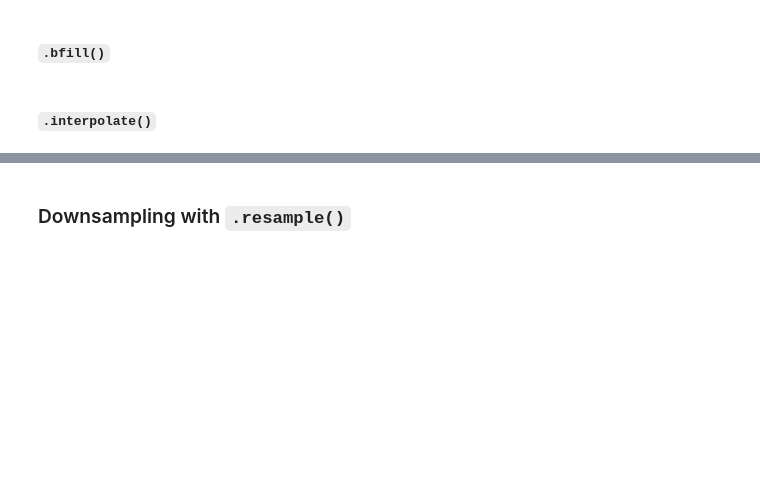
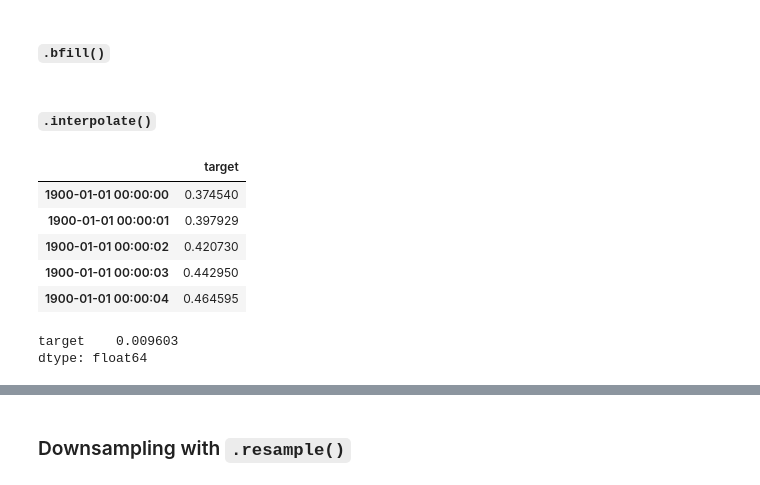
Before and after one commit to learn-co-students/dc-ds-021720, a Jupyter notebook: mod-4/week-1/day-5-Timeseries/time-series-examples-class.ipynb, the cells around one changed output, grey strips where cells are left out. Drawn from its saved outputs; the diff is of its cells as text; code cells hidden in the pictures; blank space fills up the shorter version.

```diff
--- a/mod-4/week-1/day-5-Timeseries/time-series-examples-class.ipynb
+++ b/mod-4/week-1/day-5-Timeseries/time-series-examples-class.ipynb
@@ -210,8 +316,18 @@ df_up.head()
 # %% [markdown]
 #### `.interpolate()`
 # %%
-df_up = df.resample('S').interpolate()
+df_up = df.resample('S').interpolate(method = 'polynomial', order = 3)
 df_up.head()
+# %% [output]
+|  | target |
+| 1900-01-01 00:00:00 | 0.374540 |
+| 1900-01-01 00:00:01 | 0.397929 |
+| 1900-01-01 00:00:02 | 0.420730 |
+| 1900-01-01 00:00:03 | 0.442950 |
+| 1900-01-01 00:00:04 | 0.464595 |
 # %%
 (df_up.iloc[60,] - df_up.iloc[0,]) / 60
+# %% [output]
+target    0.009603
+dtype: float64
 # %%
```
Also changed, not shown: parts of 30 cells of this notebook, 1 other file.
